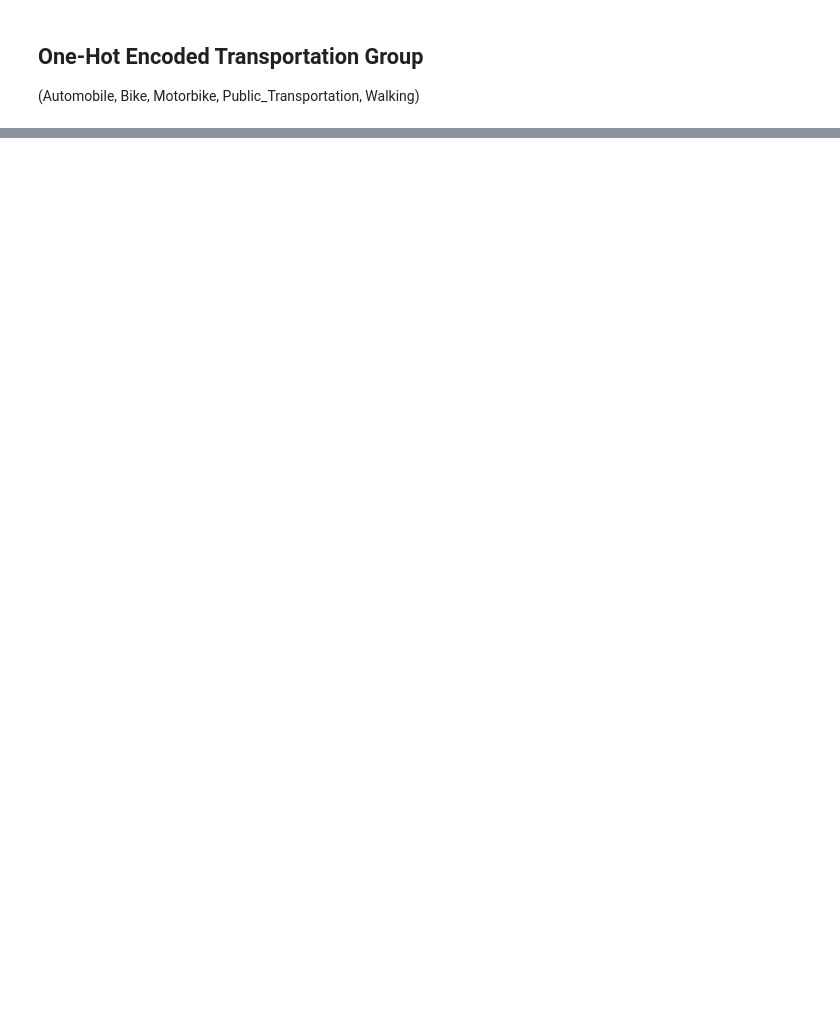
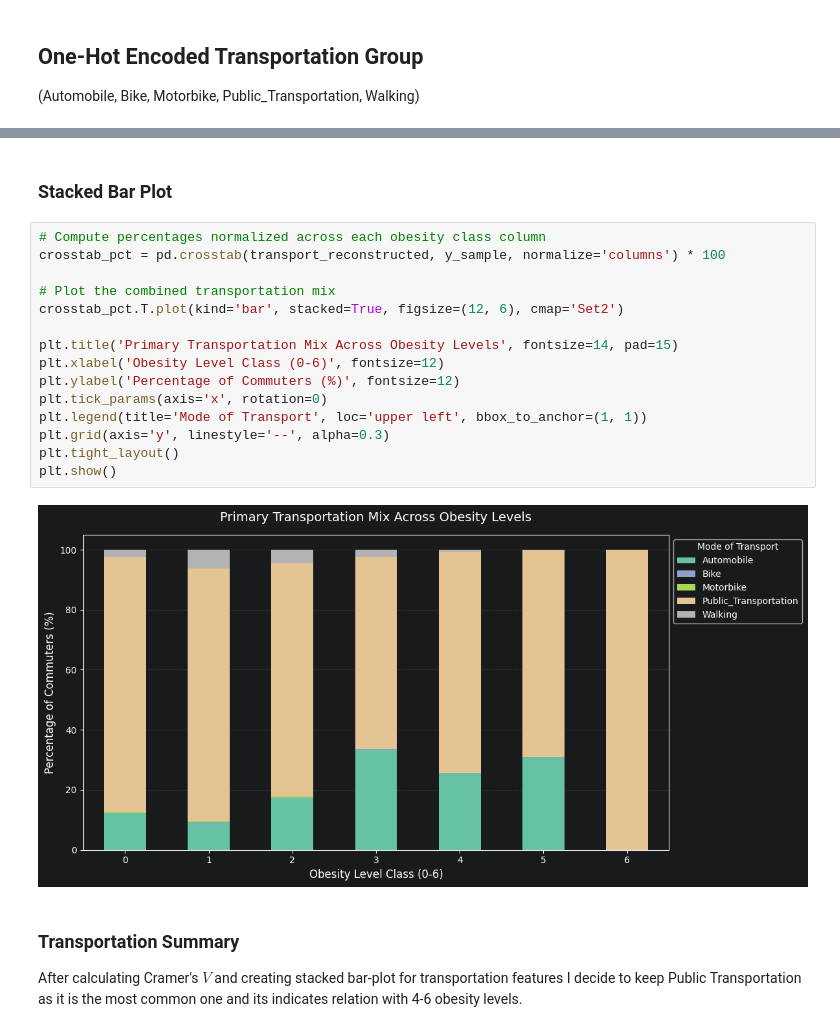
Before and after one commit to xXKeNdAmAmAsTeRXx/Deep_Learning_Labs, a Jupyter notebook: Lab_14_15-project/2_EDA.ipynb, the cells around one changed output, grey strips where cells are left out. Drawn from its saved outputs; the diff is of its cells as text; blank space fills up the shorter version.

```diff
--- a/Lab_14_15-project/2_EDA.ipynb
+++ b/Lab_14_15-project/2_EDA.ipynb
@@ -414,0 +503,22 @@ Both Stacked bar plot and Kendall's tau suggest that CAEC (Consumption of Food B
+# %% [markdown]
+### Stacked Bar Plot
+# %%
+# Compute percentages normalized across each obesity class column
+crosstab_pct = pd.crosstab(transport_reconstructed, y_sample, normalize='columns') * 100
+
+# Plot the combined transportation mix
+crosstab_pct.T.plot(kind='bar', stacked=True, figsize=(12, 6), cmap='Set2')
+
+plt.title('Primary Transportation Mix Across Obesity Levels', fontsize=14, pad=15)
+plt.xlabel('Obesity Level Class (0-6)', fontsize=12)
+plt.ylabel('Percentage of Commuters (%)', fontsize=12)
+plt.tick_params(axis='x', rotation=0)
+plt.legend(title='Mode of Transport', loc='upper left', bbox_to_anchor=(1, 1))
+plt.grid(axis='y', linestyle='--', alpha=0.3)
+plt.tight_layout()
+plt.show()
+# %% [output]
+[figure, added]
+# %% [markdown]
+### Transportation Summary
+After calculating Cramer's $V$ and creating stacked bar-plot for transportation features I decide to keep Public Transportation as it is the most common one and its indicates relation with 4-6 obesity levels.
```
Also changed, not shown: parts of 8 cells of this notebook.
